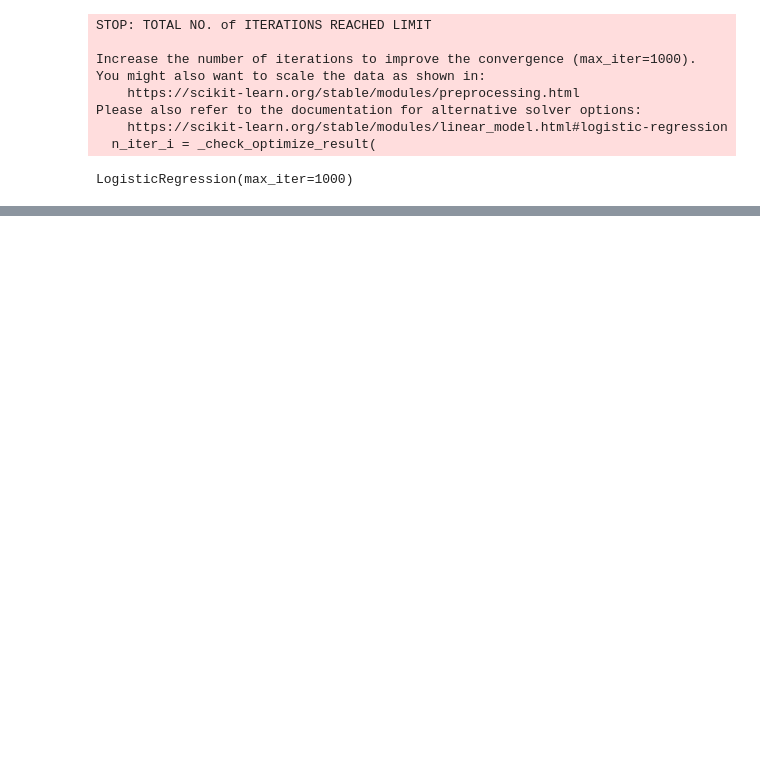
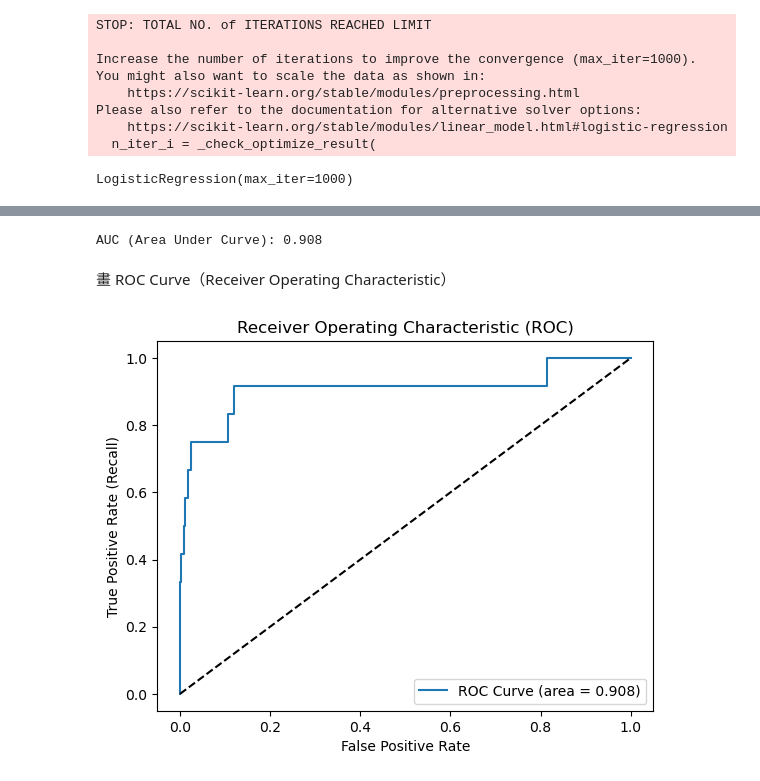
Before and after one commit to HWTeng-Teaching/202509-ML-FinTech, a Jupyter notebook: project/U.S. Corporate Bankruptcy Prediction/test_benchmark.ipynb, the cells around one changed output, grey strips where cells are left out. Cells and saved outputs as stored; diff of their text form; code cells hidden in the pictures; blank space fills up the shorter version.

```diff
--- a/project/U.S. Corporate Bankruptcy Prediction/test_benchmark.ipynb
+++ b/project/U.S. Corporate Bankruptcy Prediction/test_benchmark.ipynb
@@ -904,0 +141,8 @@ weighted avg       1.00      1.00      1.00      9238
+# %%
+from sklearn.metrics import confusion_matrix, roc_auc_score, roc_curve
+
+# 預測概率（用於AUC）
+y_pred_proba = model.predict_proba(X_test_imputed)[:, 1]
+
+# 預測類別（用於混淆矩陣）
+y_pred = model.predict(X_test_imputed)
@@ -904,0 +169,24 @@ weighted avg       1.00      1.00      1.00      9238
+# %%
+from sklearn.metrics import roc_auc_score
+
+auc_score = roc_auc_score(y_test, y_pred_proba)
+print(f'AUC (Area Under Curve): {auc_score:.3f}')
+# %% [output]
+AUC (Area Under Curve): 0.908
+# %% [markdown]
+畫 ROC Curve（Receiver Operating Characteristic）
+# %%
+from sklearn.metrics import roc_curve
+
+fpr, tpr, thresholds = roc_curve(y_test, y_pred_proba)
+
+plt.figure()
+plt.plot(fpr, tpr, label=f'ROC Curve (area = {auc_score:.3f})')
+plt.plot([0,1], [0,1], 'k--')  # 其他指標：對角線（隨機預測）
+plt.xlabel('False Positive Rate')
+plt.ylabel('True Positive Rate (Recall)')
+plt.title('Receiver Operating Characteristic (ROC)')
+plt.legend(loc='lower right')
+plt.show()
+# %% [output]
+[figure, added]
```
Also changed, not shown: parts of 119 cells of this notebook.
